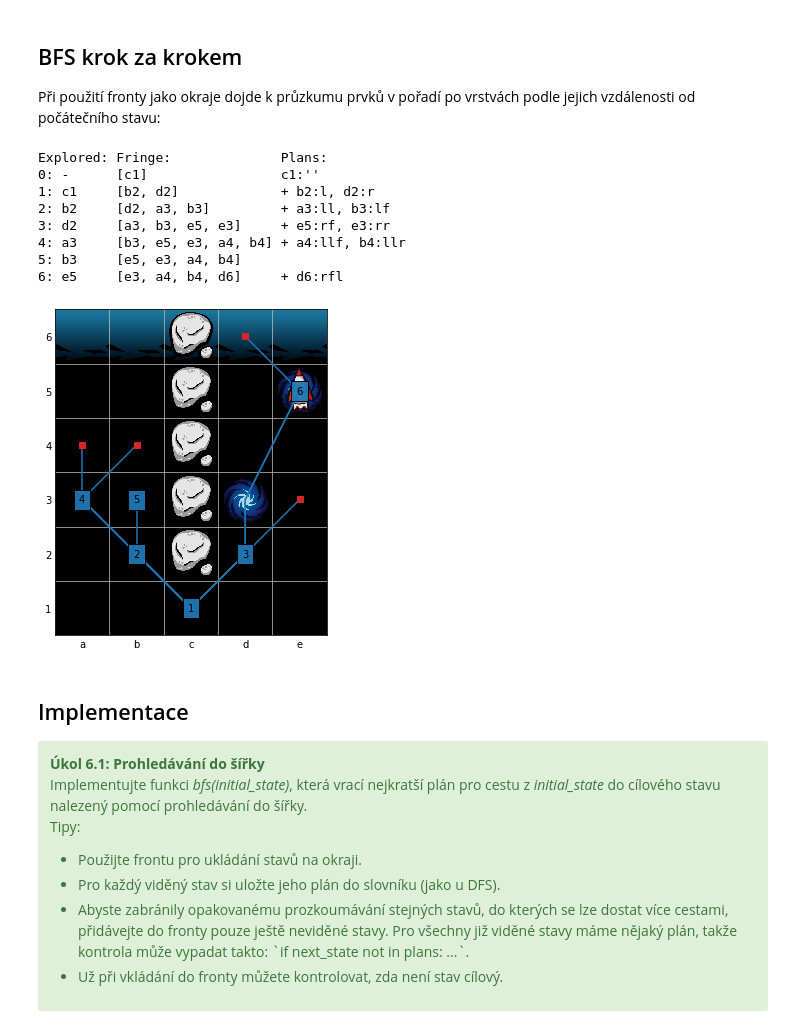
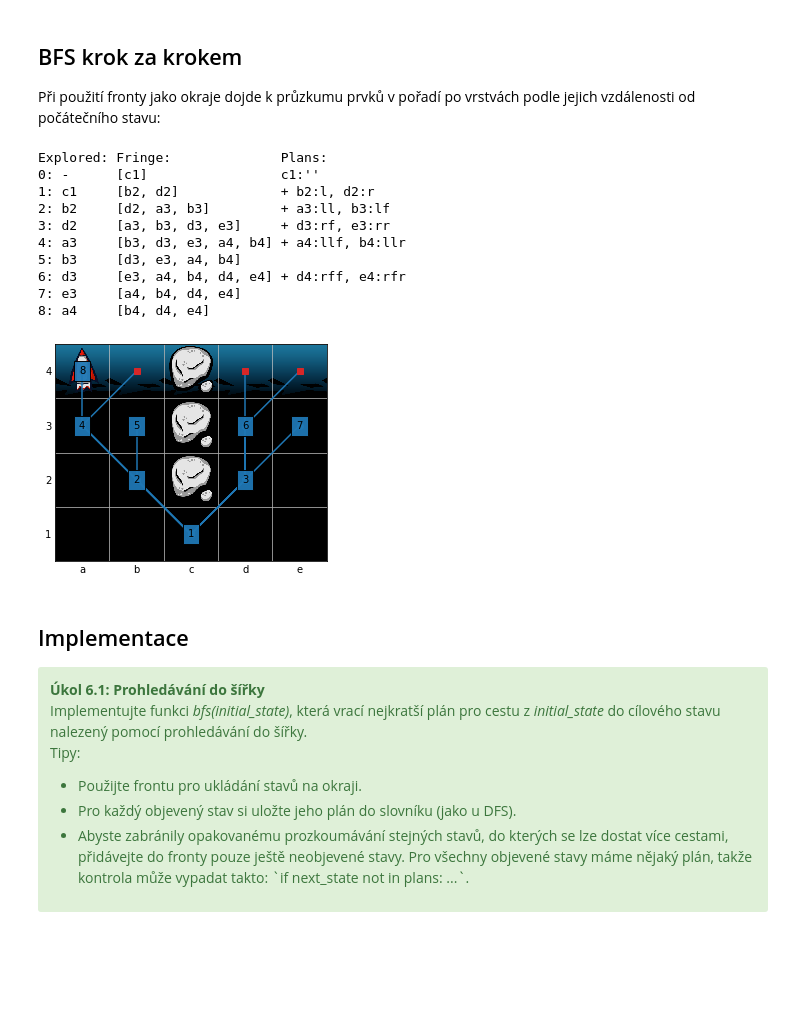
Before and after one commit to effa/ai-search-workshop, a Jupyter notebook: 06-breadth-first-search.ipynb, the cells around one changed output. Saved outputs shown, nothing was run; the diff lists cells and outputs as text; code cells hidden in the pictures; blank space fills up the shorter version.

```diff
--- a/06-breadth-first-search.ipynb
+++ b/06-breadth-first-search.ipynb
@@ -31,23 +31,23 @@ Při použití fronty jako okraje dojde k průzkumu prvků v pořadí po vrstvá
 # %%
 state = parse_state(
 '| | |A| | |'
-'| | |A| |W|'
 '| | |A| | |'
-'| | |A|W| |'
 '| | |A| | |'
 '| | |S| | |')
 with visualize_search(state, text=True, interactive=False):
     solutions.bfs(state)
 # %% [output]
 Explored: Fringe:              Plans:
 0: -      [c1]                 c1:''
 1: c1     [b2, d2]             + b2:l, d2:r
 2: b2     [d2, a3, b3]         + a3:ll, b3:lf
-3: d2     [a3, b3, e5, e3]     + e5:rf, e3:rr
-4: a3     [b3, e5, e3, a4, b4] + a4:llf, b4:llr
-5: b3     [e5, e3, a4, b4]
-6: e5     [e3, a4, b4, d6]     + d6:rfl
+3: d2     [a3, b3, d3, e3]     + d3:rf, e3:rr
+4: a3     [b3, d3, e3, a4, b4] + a4:llf, b4:llr
+5: b3     [d3, e3, a4, b4]
+6: d3     [e3, a4, b4, d4, e4] + d4:rff, e4:rfr
+7: e3     [a4, b4, d4, e4]
+8: a4     [b4, d4, e4]
-[figure, old version]
+[figure, new version]
 # %% [markdown]
 ## Implementace
 
@@ -62,18 +62,15 @@ Tipy:
 <ul>
 <li>Použijte frontu pro ukládání stavů na okraji.</li>
 <li>
-Pro každý viděný stav si uložte jeho plán do slovníku (jako u DFS).
+Pro každý objevený stav si uložte jeho plán do slovníku (jako u DFS).
 </li>
 <li>
 Abyste zabránily opakovanému prozkoumávání stejných stavů,
 do kterých se lze dostat více cestami,
-přidávejte do fronty pouze ještě neviděné stavy.
-Pro všechny již viděné stavy máme nějaký plán,
+přidávejte do fronty pouze ještě neobjevené stavy.
+Pro všechny objevené stavy máme nějaký plán,
 takže kontrola může vypadat takto:
 `if next_state not in plans: ...`.
-</li>
-<li>
-Už při vkládání do fronty můžete kontrolovat, zda není stav cílový.
 </li>
 </ul>
 </p>
```
Also changed, not shown: parts of 2 cells of this notebook, 6 other files.
